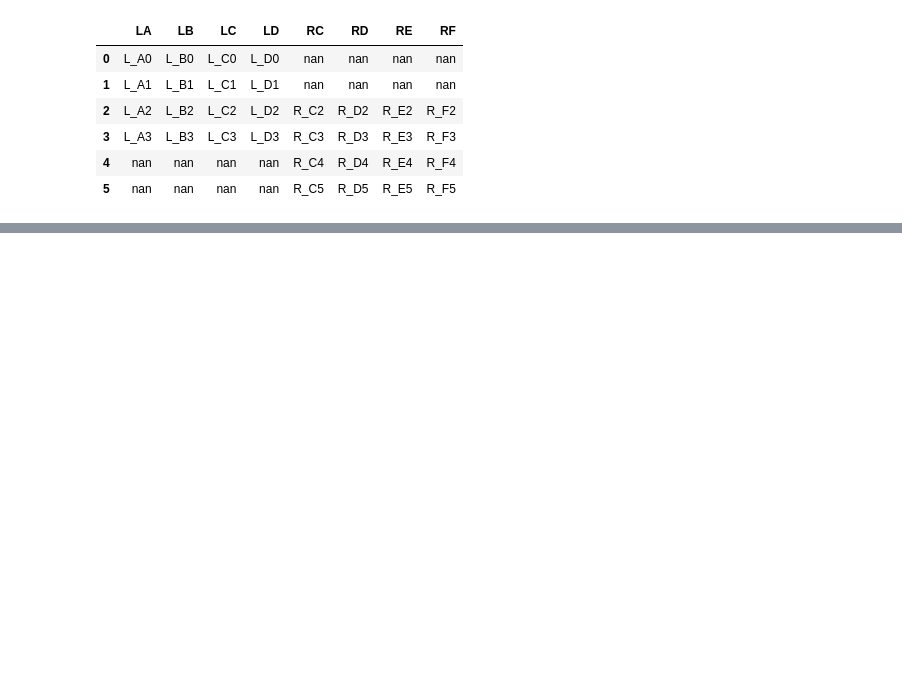
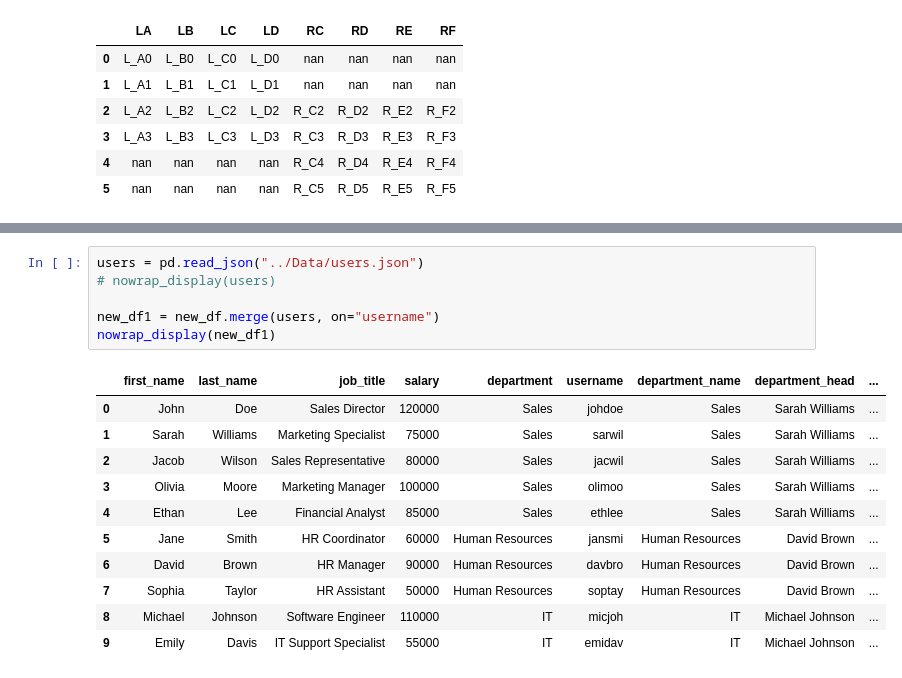
Before and after one commit to Crudeerz/Dataprocessing-Rasmus-Berghall, a Jupyter notebook: Code-Alongs/L015_Combining_dataset.ipynb, the cells around one changed output, grey strips where cells are left out. Saved outputs shown, nothing was run; the diff lists cells and outputs as text; blank space fills up the shorter version.

```diff
--- a/Code-Alongs/L015_Combining_dataset.ipynb
+++ b/Code-Alongs/L015_Combining_dataset.ipynb
@@ -236,0 +332,18 @@ how='outer'
+# %%
+users = pd.read_json("../Data/users.json")
+# nowrap_display(users)
+
+new_df1 = new_df.merge(users, on="username")
+nowrap_display(new_df1)
+# %% [output]
+|  | first_name | last_name | job_title | salary | department | username | department_name | department_head | ... |
+| 0 | John | Doe | Sales Director | 120000 | Sales | johdoe | Sales | Sarah Williams | ... |
+| 1 | Sarah | Williams | Marketing Specialist | 75000 | Sales | sarwil | Sales | Sarah Williams | ... |
+| 2 | Jacob | Wilson | Sales Representative | 80000 | Sales | jacwil | Sales | Sarah Williams | ... |
+| 3 | Olivia | Moore | Marketing Manager | 100000 | Sales | olimoo | Sales | Sarah Williams | ... |
+| 4 | Ethan | Lee | Financial Analyst | 85000 | Sales | ethlee | Sales | Sarah Williams | ... |
+| 5 | Jane | Smith | HR Coordinator | 60000 | Human Resources | jansmi | Human Resources | David Brown | ... |
+| 6 | David | Brown | HR Manager | 90000 | Human Resources | davbro | Human Resources | David Brown | ... |
+| 7 | Sophia | Taylor | HR Assistant | 50000 | Human Resources | soptay | Human Resources | David Brown | ... |
+| 8 | Michael | Johnson | Software Engineer | 110000 | IT | micjoh | IT | Michael Johnson | ... |
+| 9 | Emily | Davis | IT Support Specialist | 55000 | IT | emidav | IT | Michael Johnson | ... |
```
Also changed, not shown: parts of 10 cells of this notebook, 6 other files.
